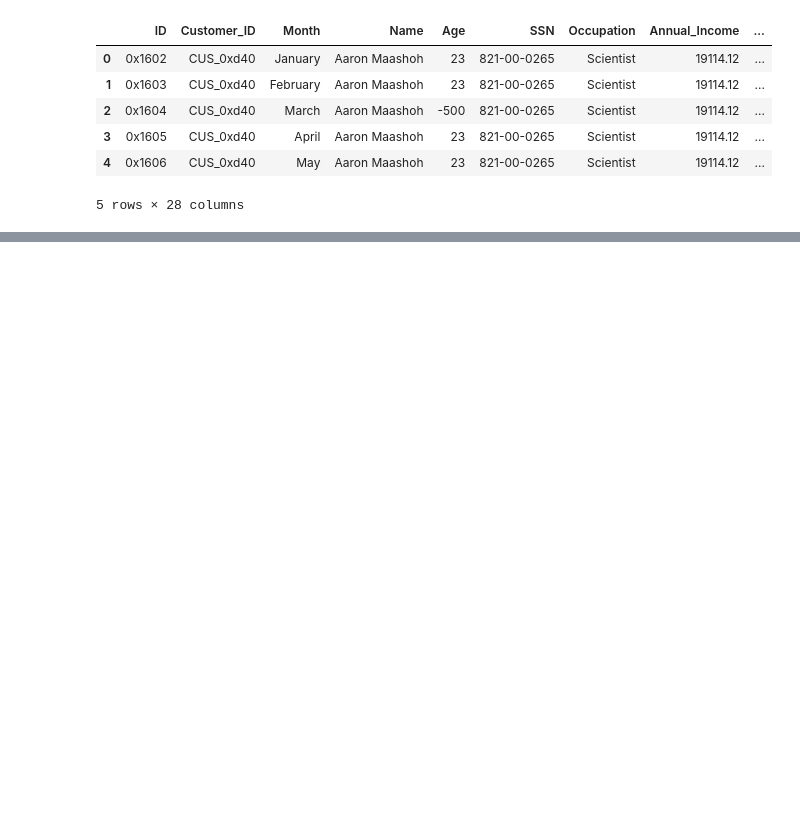
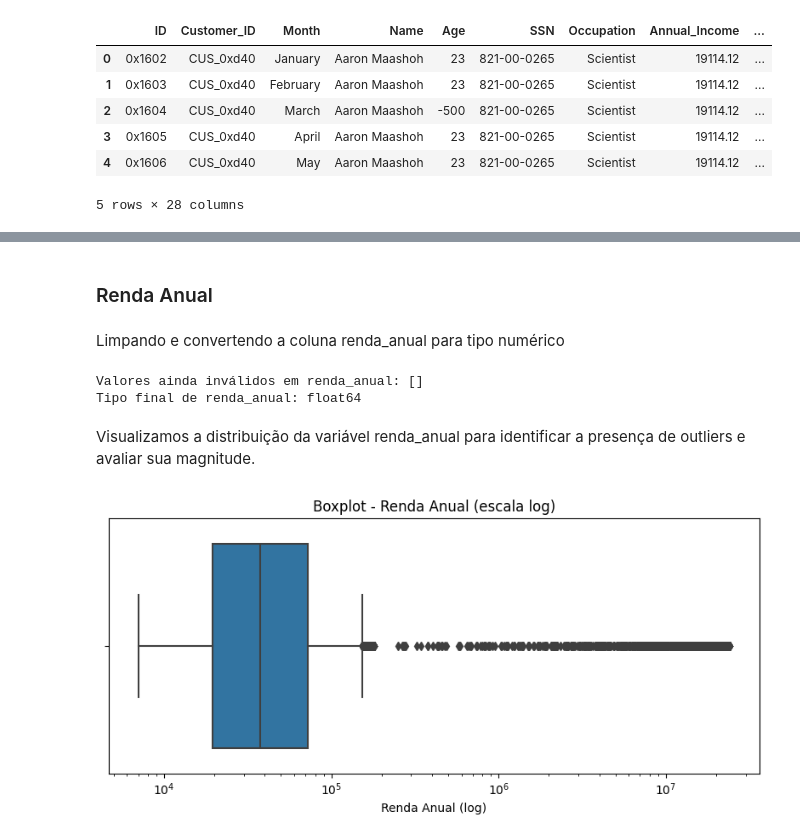
Before and after one commit to DanielllCouto/quantum-finance-credit-score, a Jupyter notebook: notebooks/processamento-dados.ipynb, the cells around one changed output, grey strips where cells are left out. Drawn from its saved outputs; the diff is of its cells as text; code cells hidden in the pictures; blank space fills up the shorter version.

```diff
--- a/notebooks/processamento-dados.ipynb
+++ b/notebooks/processamento-dados.ipynb
@@ -22,6 +24,3 @@ df.head()
 | 3 | 0x1605 | CUS_0xd40 | April | Aaron Maashoh | 23 | 821-00-0265 | Scientist | 19114.12 | ... |
 | 4 | 0x1606 | CUS_0xd40 | May | Aaron Maashoh | 23 | 821-00-0265 | Scientist | 19114.12 | ... |
 5 rows × 28 columns
-# %%
-df = pd.read_csv(r'..\data\raw\test.csv')
-df.head()
@@ -35,0 +329,36 @@ df.head()
+# %% [markdown]
+### Renda Anual
+# %% [markdown]
+Limpando e convertendo a coluna renda_anual para tipo numérico
+# %%
+# Passo 1: Remover underscores
+df_processado['renda_anual'] = df_processado['renda_anual'].str.replace('_', '', regex=False)
+
+# Passo 2: Conferir se restaram caracteres não numéricos
+invalidos_renda_anual = df_processado[
+    ~df_processado['renda_anual'].str.replace('.', '', regex=False).str.isnumeric()
+]['renda_anual'].unique()
+
+print("Valores ainda inválidos em renda_anual:", invalidos_renda_anual)
+
+# Passo 3: Se não houver valores inválidos, converter para float
+if len(invalidos_renda_anual) == 0:
+    df_processado['renda_anual'] = df_processado['renda_anual'].astype(float)
+
+# Passo 4: Conferir tipo final
+print("Tipo final de renda_anual:", df_processado['renda_anual'].dtype)
+# %% [output]
+Valores ainda inválidos em renda_anual: []
+Tipo final de renda_anual: float64
+# %% [markdown]
+Visualizamos a distribuição da variável renda_anual para identificar a presença de outliers e avaliar sua magnitude.
+# %%
+plt.figure(figsize=(8, 4))
+sns.boxplot(x=df_processado['renda_anual'])
+plt.xscale('log')  # aplica escala logarítmica no eixo X
+plt.title('Boxplot - Renda Anual (escala log)')
+plt.xlabel('Renda Anual (log)')
+plt.tight_layout()
+plt.show()
+# %% [output]
+[figure, added]
```
Also changed, not shown: parts of 85 cells of this notebook.
